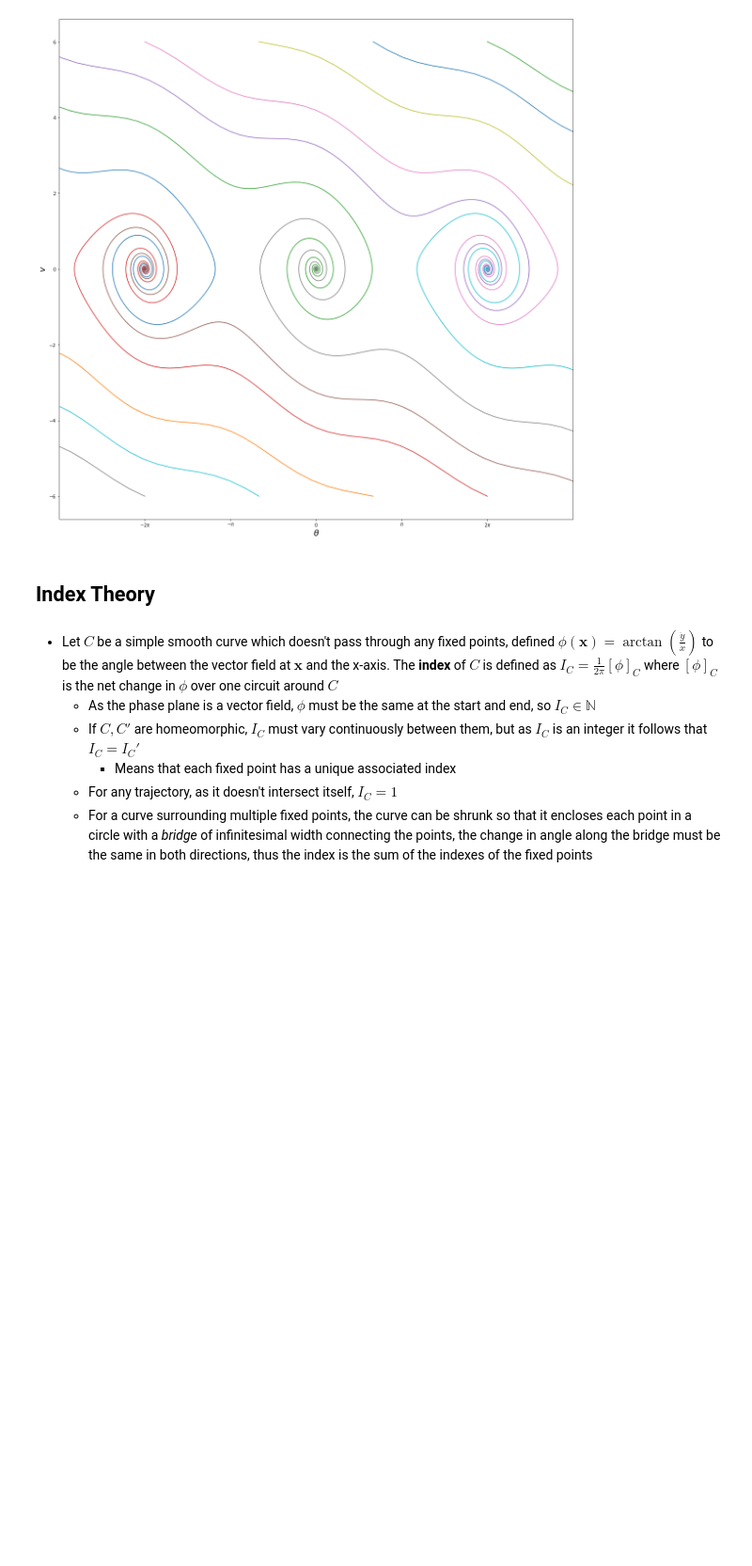
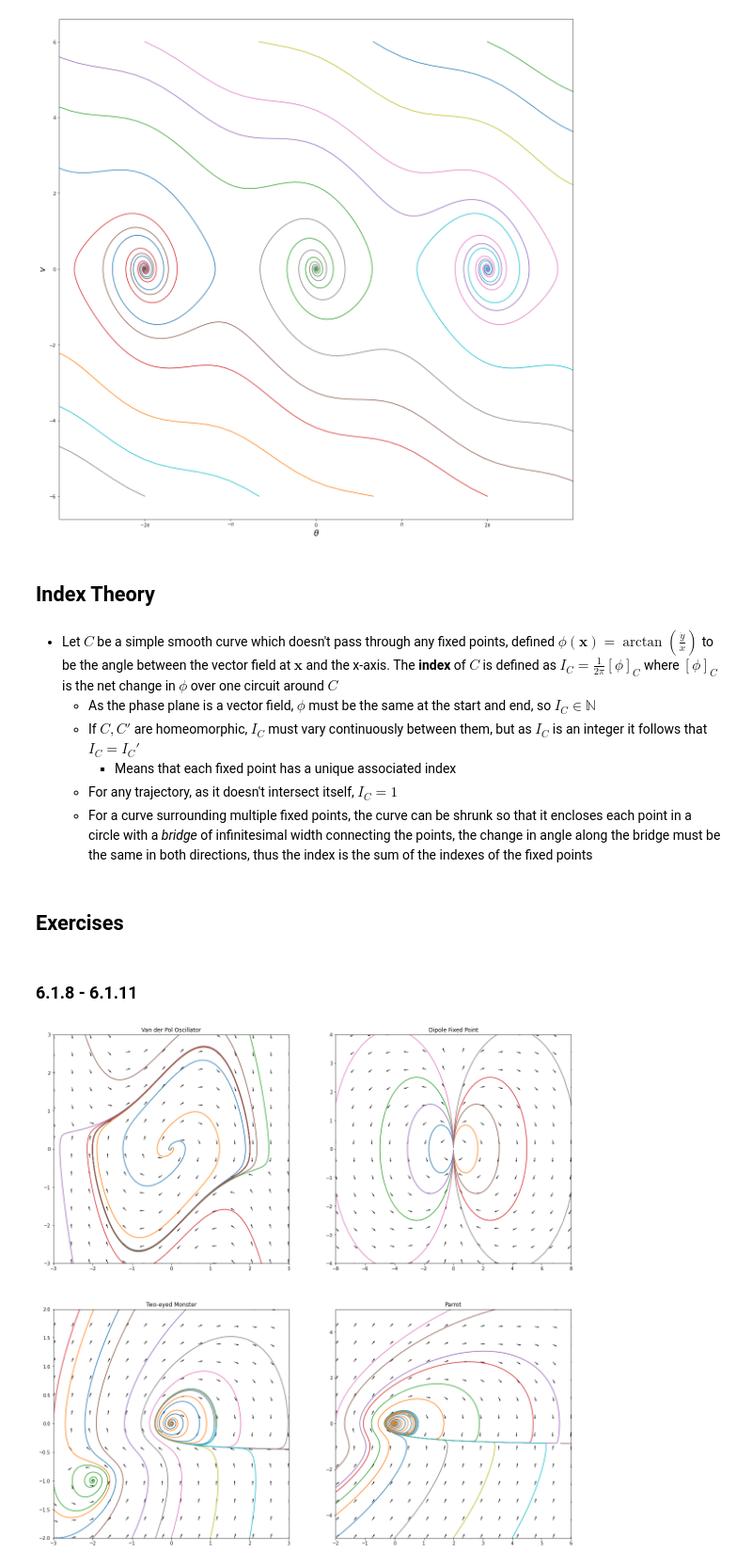
Before and after one commit to NRoboto/book-nonlinear-dynamics-chaos, a Jupyter notebook: 6-phase-plane.ipynb, the cells around one changed output. Shown: that part at 94% size. Cells and saved outputs as stored; diff of their text form; code cells hidden in the pictures; blank space fills up the shorter version.

Commit message:
Some exercises for chapter 6

```diff
--- a/6-phase-plane.ipynb
+++ b/6-phase-plane.ipynb
@@ -137,3 +137,51 @@ plt.show()
     - Means that each fixed point has a unique associated index
   - For any trajectory, as it doesn't intersect itself, $I_C = 1$
   - For a curve surrounding multiple fixed points, the curve can be shrunk so that it encloses each point in a circle with a *bridge* of infinitesimal width connecting the points, the change in angle along the bridge must be the same in both directions, thus the index is the sum of the indexes of the fixed points
+# %% [markdown]
+## Exercises
+# %% [markdown]
+### 6.1.8 - 6.1.11
+# %%
+def van_der_pol_oscillator(t, y):
+  return [y[1], -y[0] + y[1] * (1 - y[0] ** 2)]
+
+def dipole_fixed_point(t, y):
+  return [2 * y[0] * y[1], y[1] ** 2 - y[0] ** 2]
+
+def two_eyed_monster(t, y):
+  return [y[1] + y[1] ** 2, -.5 * y[0] + .2 * y[1] - y[0] * y[1] + 1.2 * y[1] ** 2]
+
+def parrot(t, y):
+  return [y[1] + y[1] ** 2, -y[0] + .2 * y[1] - y[0] * y[1] + 1.2 * y[1] ** 2]
+
+def plot_second_order_phase_portrait(df, initial_conds, xy_range):
+  X, Y = np.meshgrid(np.linspace(xy_range[0][0], xy_range[0][1], 14), np.linspace(xy_range[1][0], xy_range[1][1], 14))
+
+  dy_dt = np.array(df(0, [X, Y]))
+  dy_dt_normalised = dy_dt / np.linalg.norm(dy_dt, axis=0)
+
+  plt.quiver(X, Y, dy_dt_normalised[0], dy_dt_normalised[1], scale=50, width=.002)
+  for y0 in initial_conds:
+    sol = integrate.solve_ivp(df, [0, 50], y0, max_step=0.01)
+    plt.plot(sol.y[0], sol.y[1])
+
+  plt.xlim(xy_range[0])
+  plt.ylim(xy_range[1])
+
+plt.subplot(221)
+plt.title("Van der Pol Oscillator")
+plot_second_order_phase_portrait(van_der_pol_oscillator, [[.01, 0], [-.01, 0], [2, 3], [2.3, -3], [-2.5, -3], [-2.2, 3]], [[-3, 3], [-3, 3]])
+
+plt.subplot(222)
+plt.title("Dipole Fixed Point")
+plot_second_order_phase_portrait(dipole_fixed_point, [[-.0015, .05], [.0015, .05], [-.0005, .05], [.0005, .05], [-.0008, .05], [.0008, .05], [-.0003, .05], [.0003, .05]], [[-8, 8], [-4, 4]])
+
+plt.subplot(223)
+plt.title("Two-eyed Monster")
+plot_second_order_phase_portrait(two_eyed_monster, [[-3, -2], [-3, -1.5], [-3, -1], [-3, 0], [-1, -2], [-2, -2], [0, -2], [-0.4, -2], [1, -2], [2, -2], [.01, .01], [-.01, .01]], [[-3, 3], [-2, 2]])
+
+plt.subplot(224)
+plt.title("Parrot")
+plot_second_order_phase_portrait(parrot, [[-2, -5], [-2, -4], [-2, -3.5], [-2, -3], [-2, -2.8], [-2, -2], [-2, 0], [0, -5], [2, -5], [4, -5], [.01, .01], [-.01, .01]], [[-2, 6], [-5, 5]])
+# %% [output]
+[figure, added]
```
